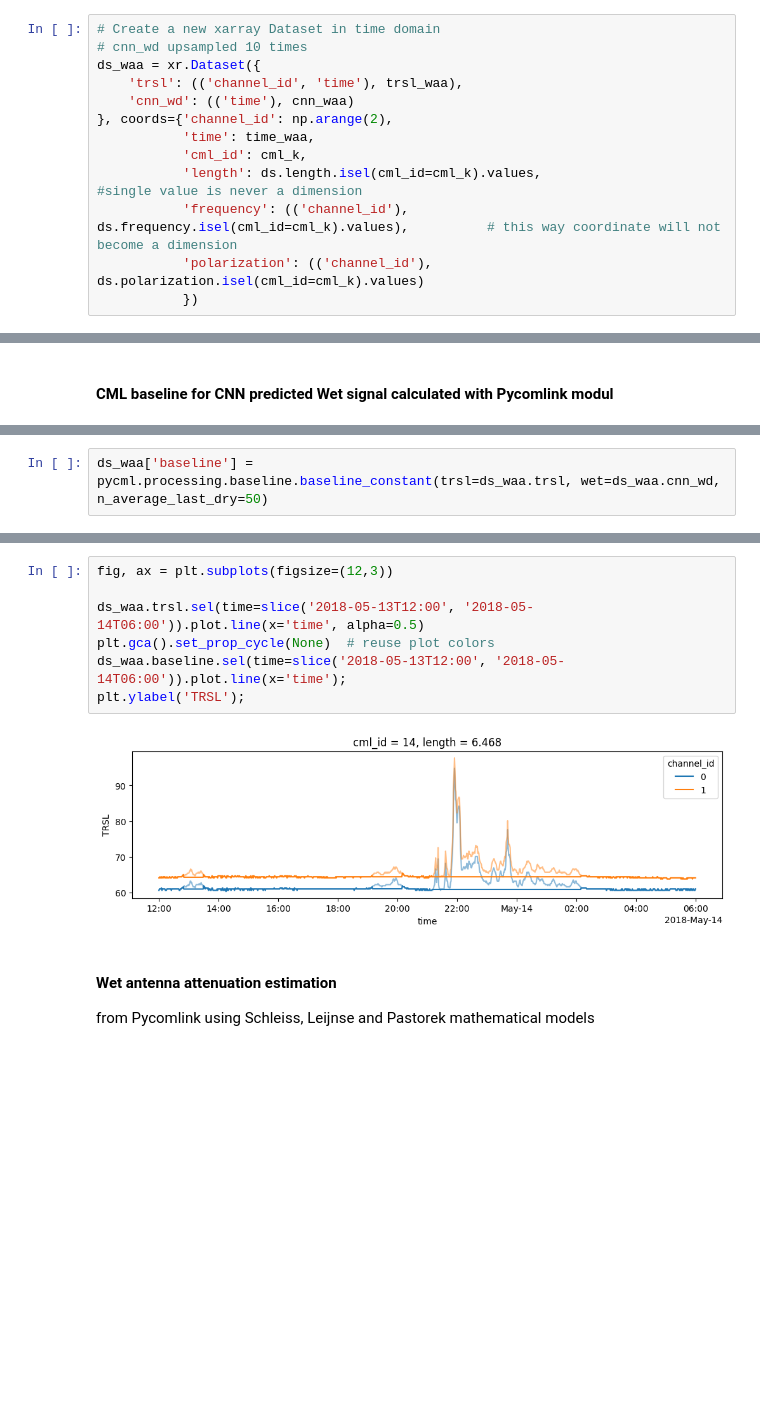
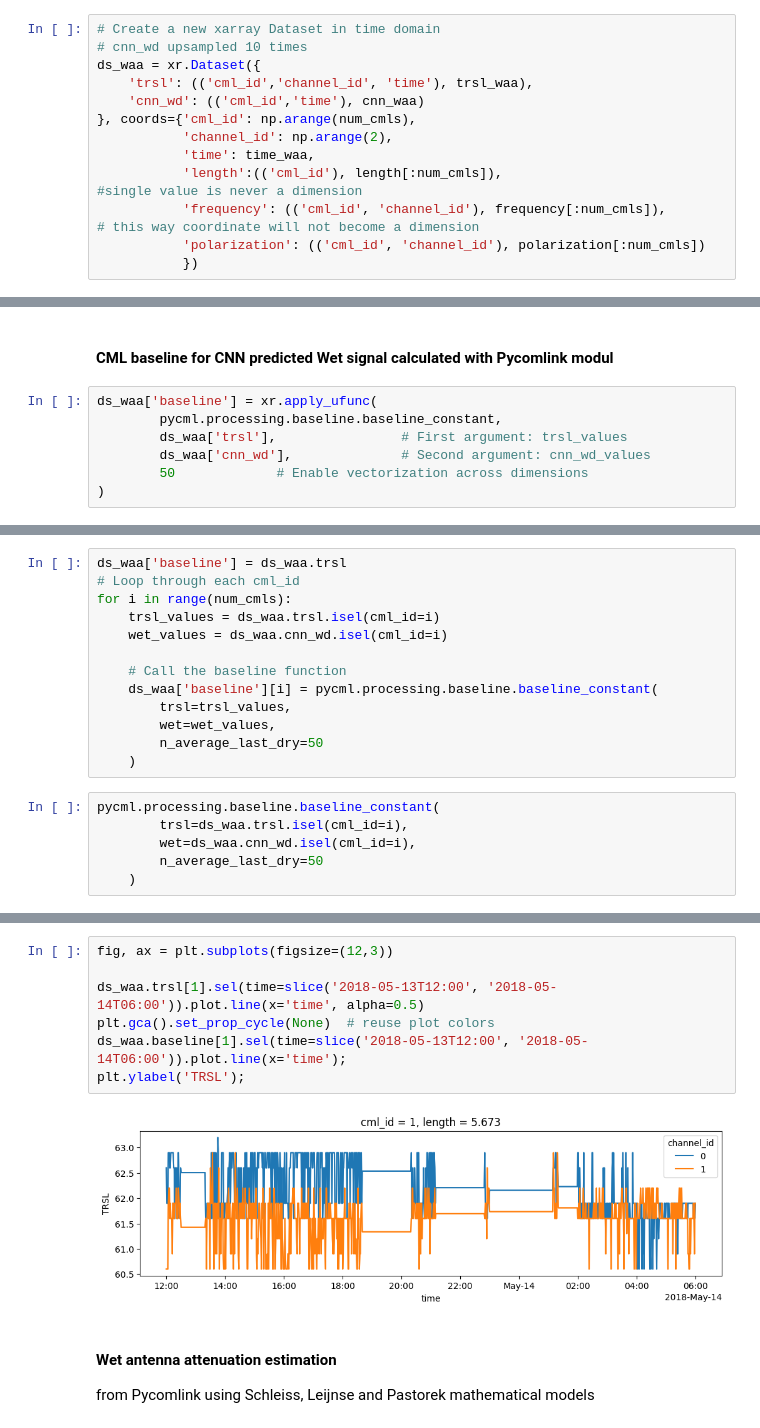
Before and after one commit to xkalet07/cml_wd_telcosense, a Jupyter notebook: 02_train_full_dataset.ipynb, the cells around one changed output, grey strips where cells are left out. Drawn from its saved outputs; the diff is of its cells as text; blank space fills up the shorter version.

Commit message:
todo: baseline

```diff
--- a/02_train_full_dataset.ipynb
+++ b/02_train_full_dataset.ipynb
@@ -625,12 +625,12 @@ time_waa = ds.time.values.reshape(-1)                  # to be dimension again
 # Create a new xarray Dataset in time domain
 # cnn_wd upsampled 10 times
 ds_waa = xr.Dataset({
-    'trsl': (('channel_id', 'time'), trsl_waa),
-    'cnn_wd': (('time'), cnn_waa)
-}, coords={'channel_id': np.arange(2),
+    'trsl': (('cml_id','channel_id', 'time'), trsl_waa),
+    'cnn_wd': (('cml_id','time'), cnn_waa)
+}, coords={'cml_id': np.arange(num_cmls),
+           'channel_id': np.arange(2),
            'time': time_waa,
-           'cml_id': cml_k,
-           'length': ds.length.isel(cml_id=cml_k).values,                                  #single value is never a dimension
-           'frequency': (('channel_id'), ds.frequency.isel(cml_id=cml_k).values),          # this way coordinate will not become a dimension
-           'polarization': (('channel_id'), ds.polarization.isel(cml_id=cml_k).values)
+           'length':(('cml_id'), length[:num_cmls]),                                  #single value is never a dimension
+           'frequency': (('cml_id', 'channel_id'), frequency[:num_cmls]),          # this way coordinate will not become a dimension
+           'polarization': (('cml_id', 'channel_id'), polarization[:num_cmls])
            })
@@ -637,2 +652,9 @@ ds_waa = xr.Dataset({
 # %% [markdown]
 #### CML baseline for CNN predicted Wet signal calculated with Pycomlink modul
+# %%
+ds_waa['baseline'] = xr.apply_ufunc(
+        pycml.processing.baseline.baseline_constant,
+        ds_waa['trsl'],                # First argument: trsl_values
+        ds_waa['cnn_wd'],              # Second argument: cnn_wd_values
+        50             # Enable vectorization across dimensions
+)
@@ -639,2 +677,19 @@ ds_waa = xr.Dataset({
+# %%
+ds_waa['baseline'] = ds_waa.trsl
+# Loop through each cml_id
+for i in range(num_cmls):
+    trsl_values = ds_waa.trsl.isel(cml_id=i)
+    wet_values = ds_waa.cnn_wd.isel(cml_id=i)
+
+    # Call the baseline function
+    ds_waa['baseline'][i] = pycml.processing.baseline.baseline_constant(
+        trsl=trsl_values,
+        wet=wet_values,
+        n_average_last_dry=50
+    )
 # %%
-ds_waa['baseline'] = pycml.processing.baseline.baseline_constant(trsl=ds_waa.trsl, wet=ds_waa.cnn_wd, n_average_last_dry=50)
+pycml.processing.baseline.baseline_constant(
+        trsl=ds_waa.trsl.isel(cml_id=i),
+        wet=ds_waa.cnn_wd.isel(cml_id=i),
+        n_average_last_dry=50
+    )
@@ -641,12 +723,12 @@ ds_waa['baseline'] = pycml.processing.baseline.baseline_constant(trsl=ds_waa.trs
 # %%
 fig, ax = plt.subplots(figsize=(12,3))
 
-ds_waa.trsl.sel(time=slice('2018-05-13T12:00', '2018-05-14T06:00')).plot.line(x='time', alpha=0.5)
+ds_waa.trsl[1].sel(time=slice('2018-05-13T12:00', '2018-05-14T06:00')).plot.line(x='time', alpha=0.5)
 plt.gca().set_prop_cycle(None)  # reuse plot colors
-ds_waa.baseline.sel(time=slice('2018-05-13T12:00', '2018-05-14T06:00')).plot.line(x='time');
+ds_waa.baseline[1].sel(time=slice('2018-05-13T12:00', '2018-05-14T06:00')).plot.line(x='time');
 plt.ylabel('TRSL');
 # %% [output]
-[figure, old version]
+[figure, new version]
 # %% [markdown]
 #### Wet antenna attenuation estimation
 from Pycomlink using Schleiss, Leijnse and Pastorek mathematical models
```
Also changed, not shown: parts of 22 cells of this notebook.
